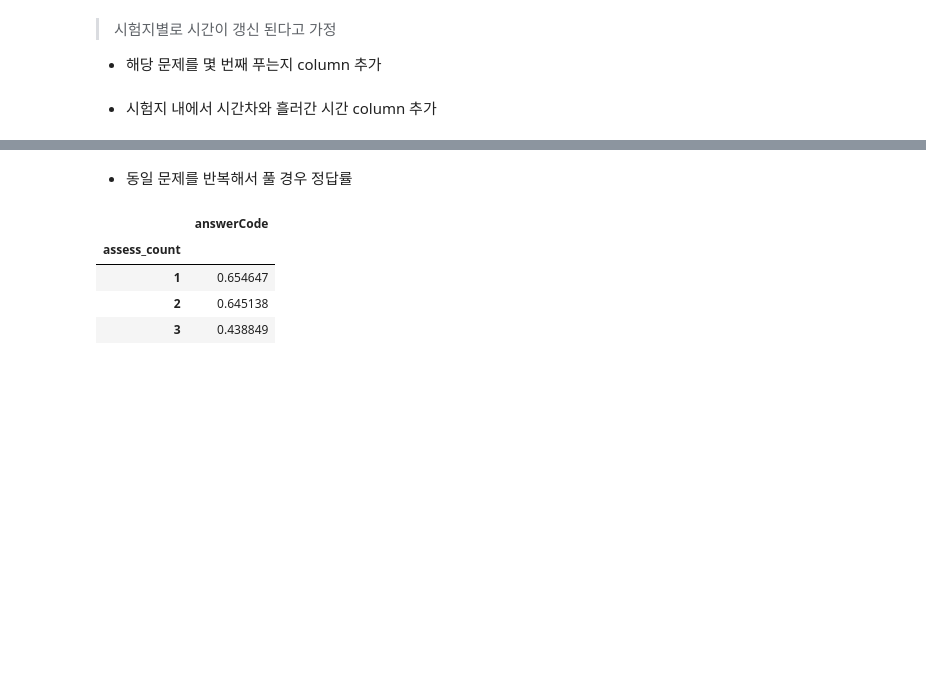
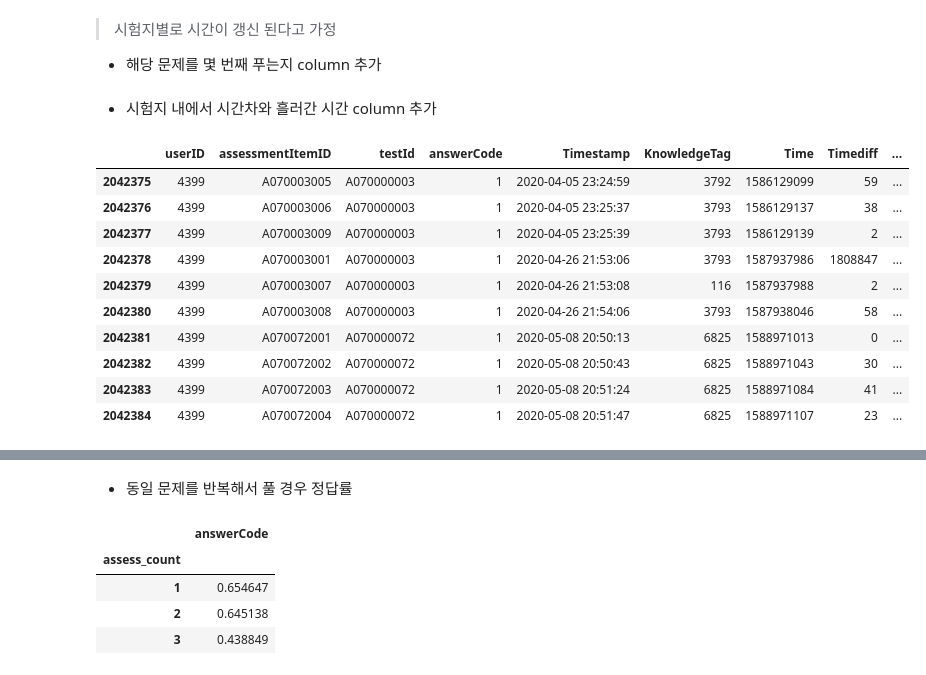
Before and after one commit to boostcampaitech4lv23recsys2/level2_dkt_recsys-level2-recsys-08, a Jupyter notebook: EDA/EDA_juj.ipynb, the cells around one changed output, grey strips where cells are left out. Cells and saved outputs as stored; diff of their text form; code cells hidden in the pictures; blank space fills up the shorter version.

```diff
--- a/EDA/EDA_juj.ipynb
+++ b/EDA/EDA_juj.ipynb
@@ -207,3 +208,17 @@ timediff = timepass(test)
 test['Timediff'] = timediff
 train['Timepassed'] = train.groupby(['userID','testId','assess_count'])['Timediff'].cumsum()
 test['Timepassed'] = test.groupby(['userID','testId','assess_count'])['Timediff'].cumsum()
+# %%
+train.iloc[2042375:2042385]
+# %% [output]
+|  | userID | assessmentItemID | testId | answerCode | Timestamp | KnowledgeTag | Time | Timediff | ... |
+| 2042375 | 4399 | A070003005 | A070000003 | 1 | 2020-04-05 23:24:59 | 3792 | 1586129099 | 59 | ... |
+| 2042376 | 4399 | A070003006 | A070000003 | 1 | 2020-04-05 23:25:37 | 3793 | 1586129137 | 38 | ... |
+| 2042377 | 4399 | A070003009 | A070000003 | 1 | 2020-04-05 23:25:39 | 3793 | 1586129139 | 2 | ... |
+| 2042378 | 4399 | A070003001 | A070000003 | 1 | 2020-04-26 21:53:06 | 3793 | 1587937986 | 1808847 | ... |
+| 2042379 | 4399 | A070003007 | A070000003 | 1 | 2020-04-26 21:53:08 | 116 | 1587937988 | 2 | ... |
+| 2042380 | 4399 | A070003008 | A070000003 | 1 | 2020-04-26 21:54:06 | 3793 | 1587938046 | 58 | ... |
+| 2042381 | 4399 | A070072001 | A070000072 | 1 | 2020-05-08 20:50:13 | 6825 | 1588971013 | 0 | ... |
+| 2042382 | 4399 | A070072002 | A070000072 | 1 | 2020-05-08 20:50:43 | 6825 | 1588971043 | 30 | ... |
+| 2042383 | 4399 | A070072003 | A070000072 | 1 | 2020-05-08 20:51:24 | 6825 | 1588971084 | 41 | ... |
+| 2042384 | 4399 | A070072004 | A070000072 | 1 | 2020-05-08 20:51:47 | 6825 | 1588971107 | 23 | ... |
```
Also changed, not shown: parts of 2 cells of this notebook, 9 other files.
